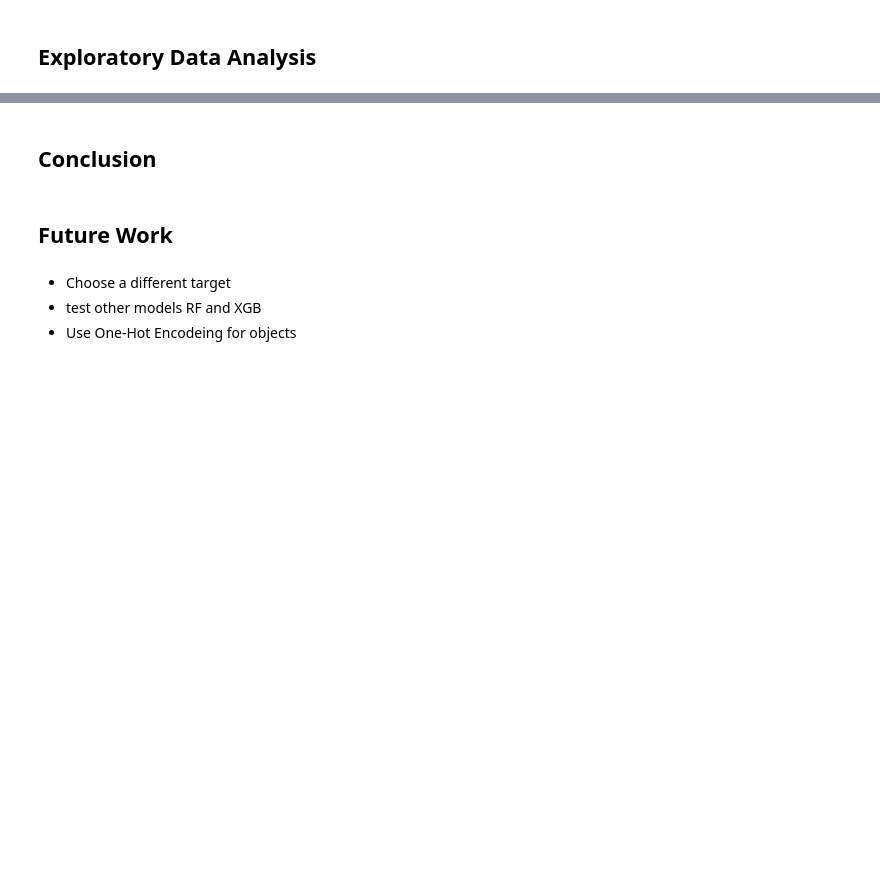
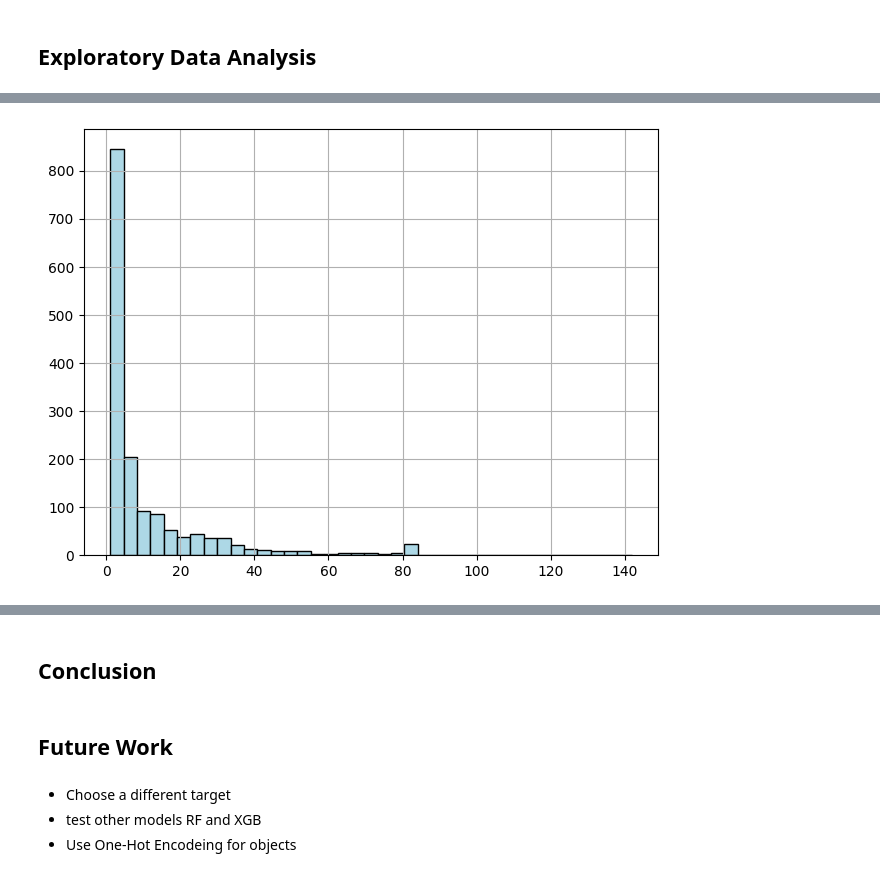
Before and after one commit to ikoghoddds-bit/Data-Science-Portfolio-C21, a Jupyter notebook: Projects/Project-4/Spotify_Pass_2.ipynb, the cells around one changed output, grey strips where cells are left out. Saved outputs shown, nothing was run; the diff lists cells and outputs as text; code cells hidden in the pictures; blank space fills up the shorter version.

```diff
--- a/Projects/Project-4/Spotify_Pass_2.ipynb
+++ b/Projects/Project-4/Spotify_Pass_2.ipynb
@@ -885,0 +339,4 @@ tree_plot = tree.plot_tree(
+# %%
+# Define the feature variable to be used for our exploratory analysis
+
+feature = 'Number of Times Charted'
@@ -885,0 +361,9 @@ tree_plot = tree.plot_tree(
+# %%
+# Plot a histogram showing the distribution of our chosen feature (Number of Times Charted)
+
+df[feature].hist(bins=n, color='lightblue', edgecolor='black')
+
+plt.tight_layout()
+plt.show()
+# %% [output]
+[figure, added]
```
Also changed, not shown: parts of 117 cells of this notebook.
